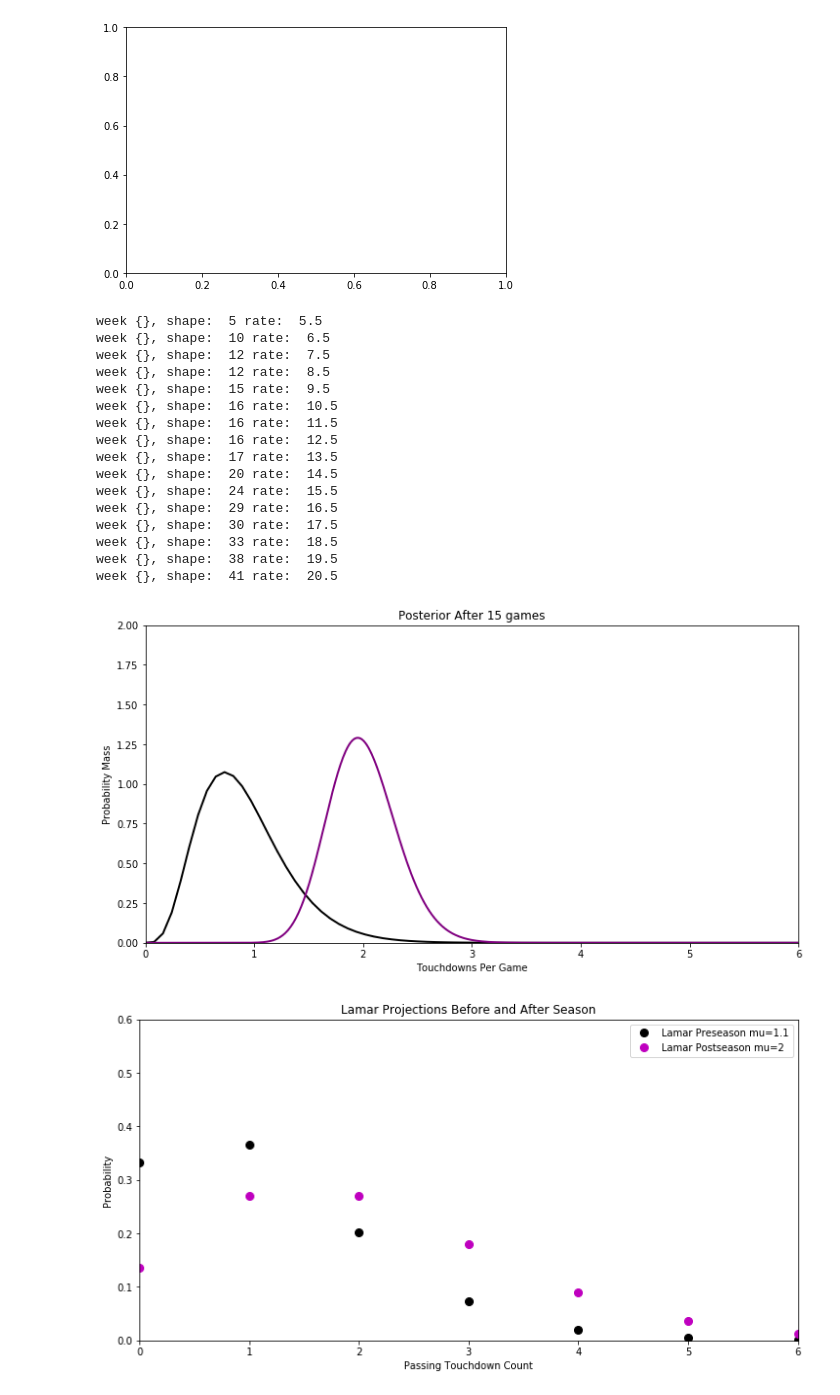
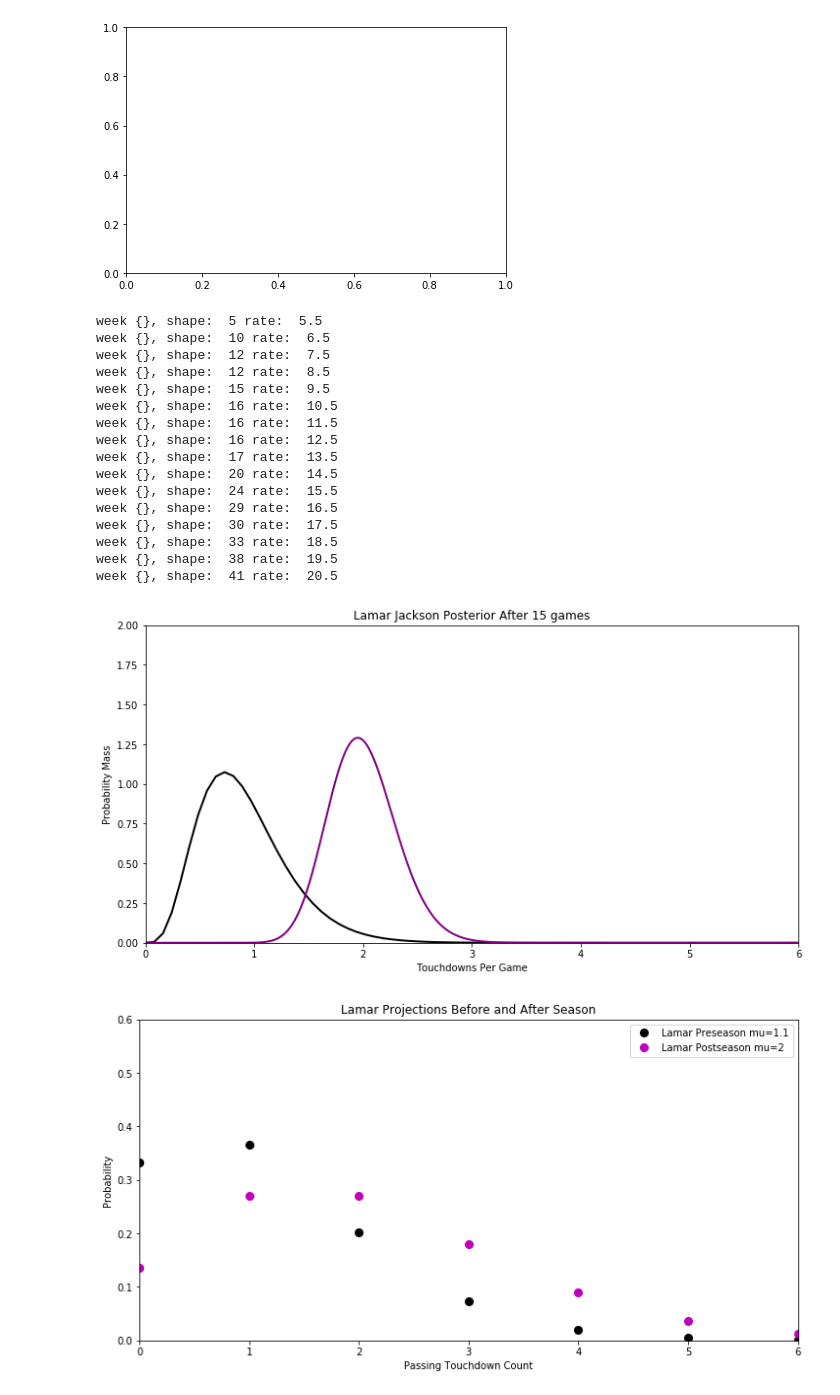
Before and after one commit to btatkinson/Poisson, a Jupyter notebook: Poisson.ipynb, the cells around one changed output. Drawn from its saved outputs; the diff is of its cells as text; code cells hidden in the pictures.

```diff
--- a/Poisson.ipynb
+++ b/Poisson.ipynb
@@ -281,35 +281,35 @@ def animate(i):
 
     print("week {}, shape: ", shape, "rate: ", rate)
 
-    plt.title("Posterior After {} games".format(i))
+    plt.title("Lamar Jackson Posterior After {} games".format(i))
 
     plt.xlabel("Touchdowns Per Game")
     plt.ylabel("Probability Mass")
 
     return post,
 
 anim = FuncAnimation(fig, animate, init_func=init,
                                frames=16, interval=250, blit=True)
 
 anim.save('./figures/lamar_update.gif', writer='imagemagick')
 # %% [output]
 week {}, shape:  5 rate:  5.5
 week {}, shape:  10 rate:  6.5
 week {}, shape:  12 rate:  7.5
 week {}, shape:  12 rate:  8.5
 week {}, shape:  15 rate:  9.5
 week {}, shape:  16 rate:  10.5
 week {}, shape:  16 rate:  11.5
 week {}, shape:  16 rate:  12.5
 week {}, shape:  17 rate:  13.5
 week {}, shape:  20 rate:  14.5
 week {}, shape:  24 rate:  15.5
 week {}, shape:  29 rate:  16.5
 week {}, shape:  30 rate:  17.5
 week {}, shape:  33 rate:  18.5
 week {}, shape:  38 rate:  19.5
 week {}, shape:  41 rate:  20.5
-[figure, old version]
+[figure, new version]
 # %%
 
 fig = plt.figure(figsize=(12,6))
```
Also changed, not shown: parts of 11 cells of this notebook, 1 other file.
